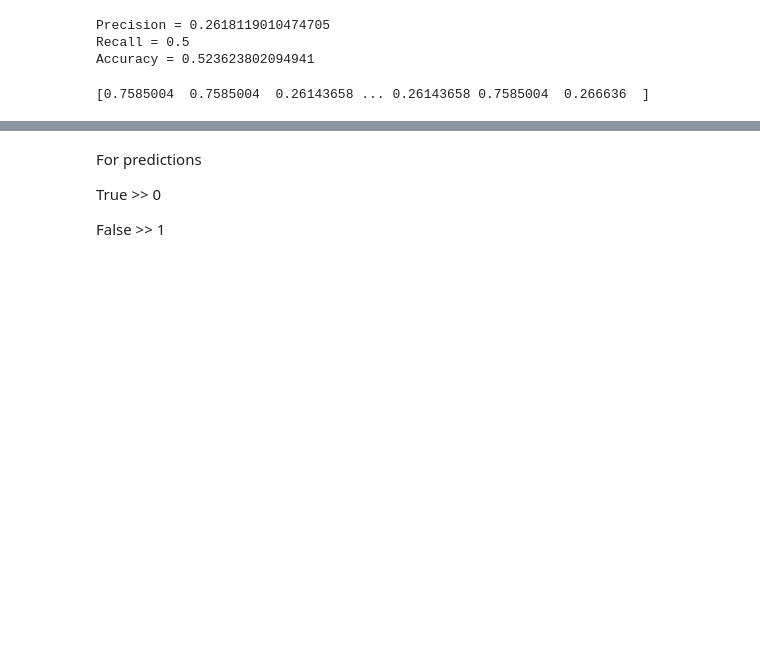
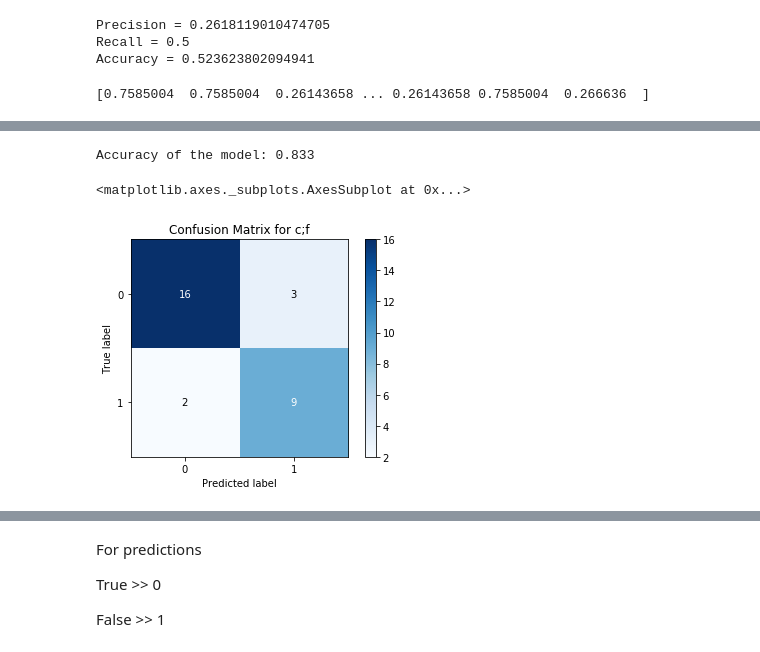
Before and after one commit to JJFrisch/Fake-News-Risk-Identification, a Jupyter notebook: DataCleaning.ipynb, the cells around one changed output, grey strips where cells are left out. Saved outputs shown, nothing was run; the diff lists cells and outputs as text; code cells hidden in the pictures; blank space fills up the shorter version.

```diff
--- a/DataCleaning.ipynb
+++ b/DataCleaning.ipynb
@@ -386,3 +466,8 @@ print(predictions)
+# %%
+# Split the dataset to train and test sets
+msg_train_1, msg_test_1, label_train_1, label_test_1 = train_test_split(
+    messages_tfidf_1, data_shuffled_1["label"], test_size=0.3
+)
 # %%
 from sklearn.model_selection import GridSearchCV
 clf_2 = xgb.XGBClassifier()
@@ -394,7 +479,7 @@ parameters = {
      "colsample_bytree" : [ 0.3, 0.4, 0.5 , 0.7 ]
      }
 grid = GridSearchCV(clf_2,
-                    parameters, n_jobs=4,
+                    parameters, n_jobs=8,
                     scoring="neg_log_loss",
                     cv=3)
-grid.fit(msg_train, label_train)
+grid.fit(msg_train_1, label_train_1)
@@ -401,3 +504,30 @@ grid.fit(msg_train, label_train)
+# %%
+import pandas as pd
+import numpy as np
+from sklearn import datasets
+from sklearn.ensemble import GradientBoostingClassifier, RandomForestClassifier
+from sklearn.model_selection import cross_val_predict, train_test_split
+import scikitplot as skplt
+
+label_predictions_1 = grid.predict(msg_test_1)
+print(f"Accuracy of the model: {metrics.accuracy_score(label_test_1, label_predictions_1):0.3f}")
+
+y_rfc_proba_1 = grid.predict_proba(msg_test_1)
+y_rfc_pred_1 = np.where(y_rfc_proba_1[:,1] > 0.5, 1, 0)
+
+skplt.metrics.plot_confusion_matrix(label_test_1, y_rfc_pred_1, normalize=False, title = 'Confusion Matrix for c;f')
+
+# skplt.metrics.plot_roc(label_test_1, y_rfc_proba_1, title = 'ROC Plot for clf')
+
+# skplt.metrics.plot_precision_recall(label_test_1, y_rfc_proba_1, title = 'PR Curve for clf')
+
+# skplt.metrics.plot_cumulative_gain(label_test_1, y_rfc_proba_1, title = 'Cumulative Gains Chart for CLF')
+
+# skplt.metrics.plot_lift_curve(label_test_1, y_rfc_proba_1, title = 'Lift Curve for CLF')
+# %% [output]
+Accuracy of the model: 0.833
+<matplotlib.axes._subplots.AxesSubplot at 0x...>
+[figure, added]
 # %%
 model_xgb.save_model("model.txt")
 # %%
```
Also changed, not shown: parts of 5 cells of this notebook.
